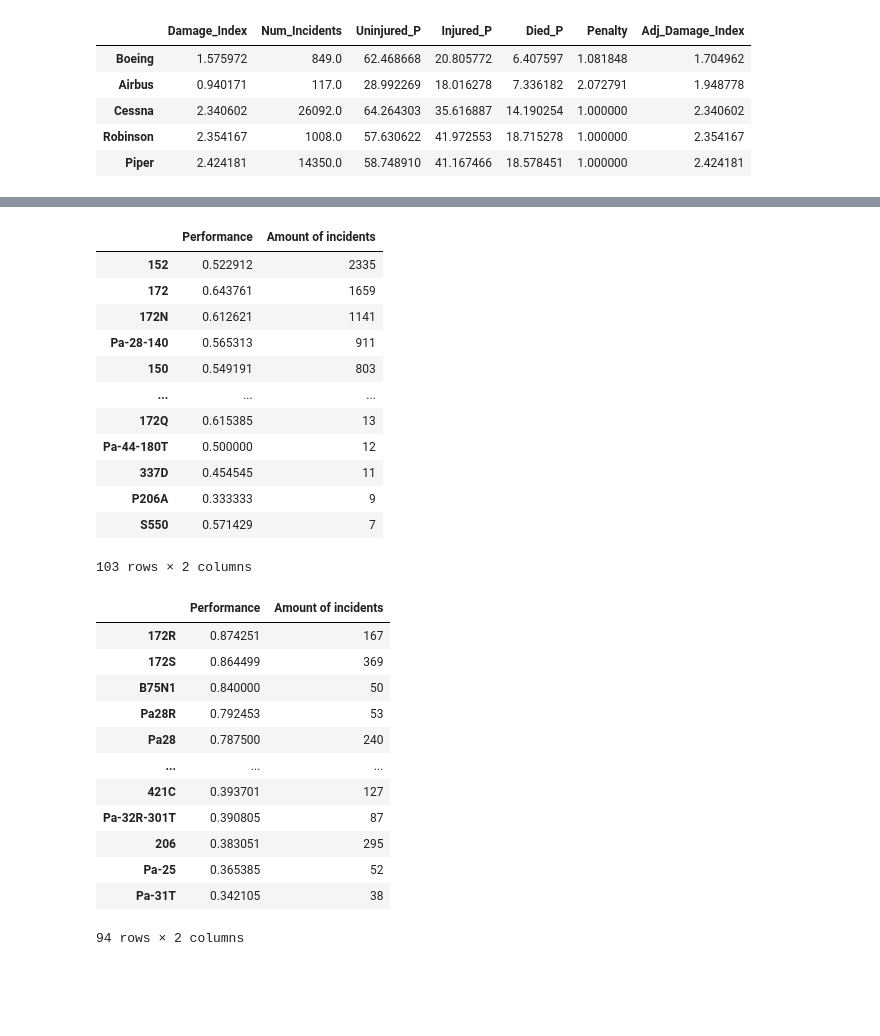
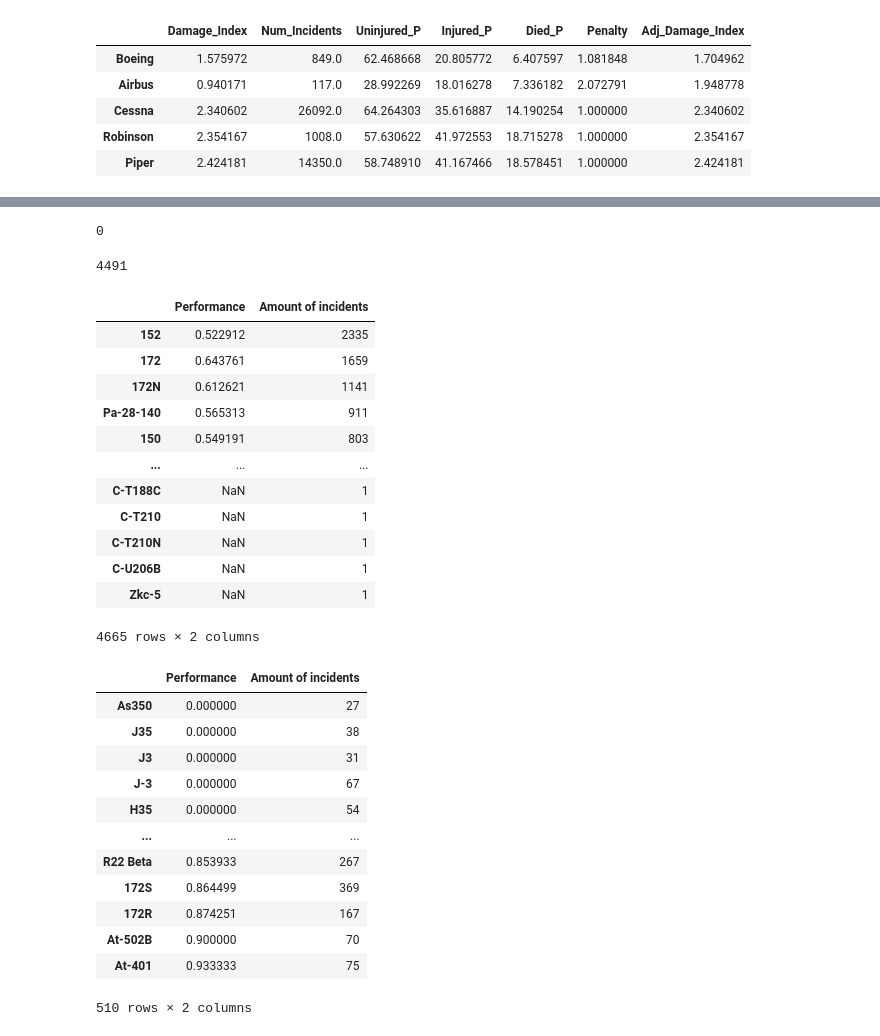
Before and after one commit to torederu/NTSB-Aviation-Analysis, a Jupyter notebook: eduardo/Analysis_priv.ipynb, the cells around one changed output, grey strips where cells are left out. Drawn from its saved outputs; the diff is of its cells as text; code cells hidden in the pictures; blank space fills up the shorter version.

```diff
--- a/eduardo/Analysis_priv.ipynb
+++ b/eduardo/Analysis_priv.ipynb
@@ -119,6 +119,6 @@ di_df
 | Robinson | 2.354167 | 1008.0 | 57.630622 | 41.972553 | 18.715278 | 1.000000 | 2.354167 |
 | Piper | 2.424181 | 14350.0 | 58.748910 | 41.167466 | 18.578451 | 1.000000 | 2.424181 |
 # %%
-best_dest = df.loc[(df['Aircraft.damage'] == 'Destroyed') & (df['Make'].isin(di_df.index) & (df['Percent.Died'] == 0) & (df['Total.Passengers'] != 0))]
-best_subs = df.loc[(df['Aircraft.damage'] == 'Substantial') & (df['Make'].isin(di_df.index)) & (df['Percent.Died'] == 0)& (df['Event.Year'] > 1989) & (df['Total.Passengers'] != 0)]
-best_minor = df.loc[(df['Aircraft.damage'] == 'Minor') & (df['Make'].isin(di_df.index)) & (df['Percent.Died'] == 0) & (df['Percent.Injured'] == 0) & (df['Event.Year'] > 1989) & (df['Total.Passengers'] != 0)]
+best_dest = df.loc[(df['Aircraft.damage'] == 'Destroyed')& (df['Percent.Died'] == 0) & (df['Total.Passengers'] != 0)]
+best_subs = df.loc[(df['Aircraft.damage'] == 'Substantial') & (df['Percent.Died'] == 0)& (df['Event.Year'] > 1989) & (df['Total.Passengers'] != 0)]
+best_minor = df.loc[(df['Aircraft.damage'] == 'Minor') & (df['Percent.Died'] == 0) & (df['Percent.Injured'] == 0) & (df['Event.Year'] > 1989) & (df['Total.Passengers'] != 0)]
@@ -125,2 +140,4 @@ best_minor = df.loc[(df['Aircraft.damage'] == 'Minor') & (df['Make'].isin(di_df.
 # %%
-model_performance =  ((best_dest['Model'].value_counts() + best_subs['Model'].value_counts() + best_minor['Model'].value_counts())/df['Model'].value_counts()).dropna().sort_values()
+mp_num = (best_dest['Model'].value_counts() + best_subs['Model'].value_counts() + best_minor['Model'].value_counts())
+model_performance =  (mp_num/df['Model'].value_counts())
+model_vc = df['Model'].value_counts()
@@ -129,5 +195,13 @@ model_vc = df['Model'].value_counts()
+# %%
+model_vc.isna().sum()
+# %% [output]
+0
+# %%
+model_performance.isna().sum()
+# %% [output]
+4491
 # %%
-model_pwdc = pd.concat({'Performance':model_performance, 'Amount of incidents':model_vc}, axis=1).dropna()
+model_pwdc = pd.concat({'Performance':model_performance, 'Amount of incidents':model_vc}, axis=1)
 model_pwdc.sort_values(by='Amount of incidents',ascending=False)
 # %% [output]
 |  | Performance | Amount of incidents |
@@ -137,30 +211,30 @@ model_pwdc.sort_values(by='Amount of incidents',ascending=False)
 | Pa-28-140 | 0.565313 | 911 |
 | 150 | 0.549191 | 803 |
 | ... | ... | ... |
-| 172Q | 0.615385 | 13 |
-| Pa-44-180T | 0.500000 | 12 |
-| 337D | 0.454545 | 11 |
-| P206A | 0.333333 | 9 |
-| S550 | 0.571429 | 7 |
+| C-T188C | NaN | 1 |
+| C-T210 | NaN | 1 |
+| C-T210N | NaN | 1 |
+| C-U206B | NaN | 1 |
+| Zkc-5 | NaN | 1 |
-103 rows × 2 columns
+4665 rows × 2 columns
 # %%
 model_pwdc = model_pwdc.loc[model_pwdc['Amount of incidents'] >= 20]
 # %%
-model_pwdc.sort_values(by='Performance',ascending=False)
+model_pwdc.sort_values(by='Performance')
 # %% [output]
 |  | Performance | Amount of incidents |
+| As350 | 0.000000 | 27 |
+| J35 | 0.000000 | 38 |
+| J3 | 0.000000 | 31 |
+| J-3 | 0.000000 | 67 |
+| H35 | 0.000000 | 54 |
+| ... | ... | ... |
+| R22 Beta | 0.853933 | 267 |
+| 172S | 0.864499 | 369 |
 | 172R | 0.874251 | 167 |
-| 172S | 0.864499 | 369 |
-| B75N1 | 0.840000 | 50 |
-| Pa28R | 0.792453 | 53 |
-| Pa28 | 0.787500 | 240 |
-| ... | ... | ... |
-| 421C | 0.393701 | 127 |
-| Pa-32R-301T | 0.390805 | 87 |
-| 206 | 0.383051 | 295 |
-| Pa-25 | 0.365385 | 52 |
-| Pa-31T | 0.342105 | 38 |
+| At-502B | 0.900000 | 70 |
+| At-401 | 0.933333 | 75 |
-94 rows × 2 columns
+510 rows × 2 columns
 # %%
 joint = df.join(model_pwdc, how='outer',on='Model').dropna()
 joint
```
Also changed, not shown: parts of 7 cells of this notebook, 1 other file.
